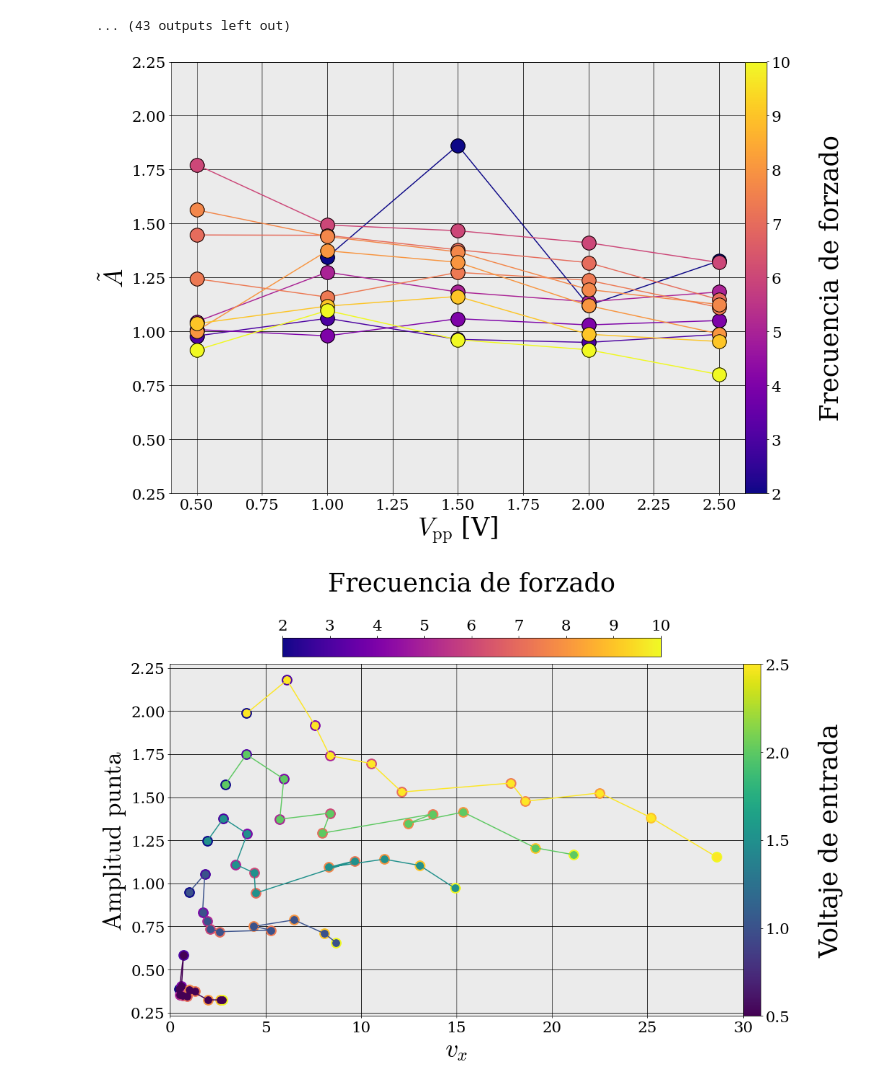
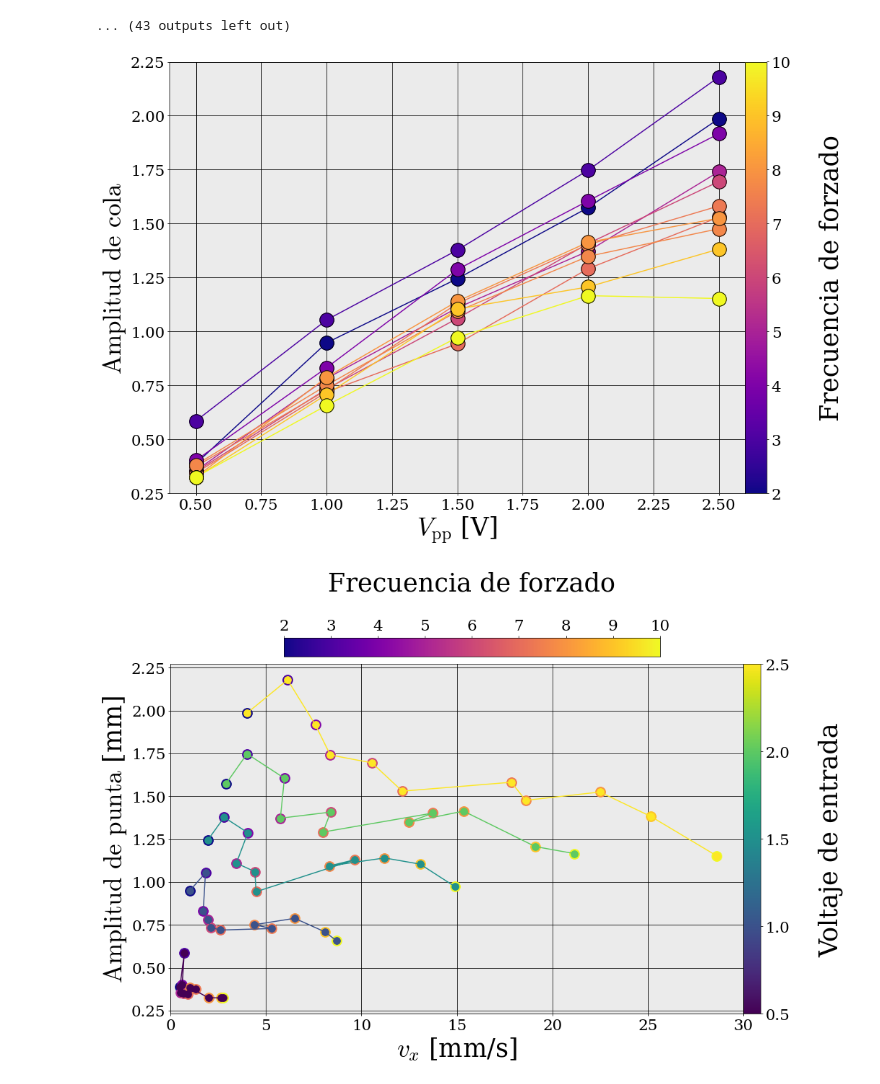
Before and after one commit to gardianc/Nado-ondulatorio, a Jupyter notebook: mas_graficos.ipynb, the cells around one changed output. Saved outputs shown, nothing was run; the diff lists cells and outputs as text; code cells hidden in the pictures.

```diff
--- a/mas_graficos.ipynb
+++ b/mas_graficos.ipynb
@@ -372,15 +372,15 @@ for currHz in FREQ_ARRAY:
         volt_color = cmap_v(norm_v(vval))
 
         ax.errorbar(fval, tail_amplitude.mean(), markerfacecolor = volt_color, fmt='o',
-                    yerr = tail_amplitude.std(), xerr = None, color = 'k', ecolor = 'k',
+                    yerr = tail_amplitude.sem(), xerr = None, color = 'k', ecolor = 'k',
                     ms=20, elinewidth=2, lw=3, capsize=10)
 
         ax_head.errorbar(fval, head_amplitude.mean(), markerfacecolor = volt_color, fmt='o',
-            yerr = head_amplitude.std(), xerr = None, color = 'k', ecolor = 'k',
+            yerr = head_amplitude.sem(), xerr = None, color = 'k', ecolor = 'k',
             ms=20, elinewidth=2, lw=3, capsize=10)
 
-        df_tail_amplitude.loc[vval,fval] = (tail_amplitude.mean(), tail_amplitude.std())
-        df_head_amplitude.loc[vval,fval] = (head_amplitude.mean(), head_amplitude.std())
+        df_tail_amplitude.loc[vval,fval] = (tail_amplitude.mean(), tail_amplitude.sem())
+        df_head_amplitude.loc[vval,fval] = (head_amplitude.mean(), head_amplitude.sem())
 
         ax.plot(fval, tail_amplitude.mean(), 'o', color= volt_color, ms=20)
         #Axes configuration
@@ -510,31 +510,31 @@ for currHz in FREQ_ARRAY:
 # %%
 fig,ax = plt.subplots()
 for tail_items,head_items in zip(df_tail_amplitude.items(),df_head_amplitude.items()):
     freq_color = cmap_f(norm_f(tail_items[0]))
     series_tail = tail_items[1]
     series_head = head_items[1]
     tail = np.array([amp[0] for amp in series_tail])
     err_tail = np.array([amp[1] for amp in series_tail])
     head = np.array([amp[0] for amp in series_head])
     err_head = np.array([amp[1] for amp in series_head])
 
-    ax.plot(VOLT_ARRAY_VALUES, tail/head , '-o', ms=20, color=freq_color)
-    ax.errorbar(VOLT_ARRAY_VALUES, tail/head , markerfacecolor = freq_color, fmt='o',
+    ax.plot(VOLT_ARRAY_VALUES, tail , '-o', ms=20, color=freq_color)
+    ax.errorbar(VOLT_ARRAY_VALUES, tail , markerfacecolor = freq_color, fmt='o',
             yerr = 0, xerr = None, color = 'k', ecolor = freq_color, #TODO: Propagar error de adimenzionalicación
             ms=20, elinewidth=2, lw=3, capsize=10)
 
 ax.set_xlabel('$V_{\\text{pp}}$ [V]')
-ax.set_ylabel('$\\tilde{A}$')
+ax.set_ylabel('$\\text{Amplitud de cola}$')
 ax.set_xlim([0.4,2.6])
 ax.set_ylim([0.25,2.25])
 cbar_term = fig.colorbar(colorscale_f, ax=ax, location='right', orientation='vertical', pad=0, fraction=0.05)
 cbar_term.ax.set_ylim(2,10)
 cbar_term.ax.ticklabel_format(axis='x',style='sci',scilimits=(0,2))
 cbar_term.ax.set_yticks([f for f in FREQ_ARRAY_VALUES if f!=7.33 and f!=7.66])
 cbar_term.ax.set_ylabel('Frecuencia de forzado',labelpad=40)
 fig.tight_layout()
 # %% [output]
-[figure, old version]
+[figure, new version]
 # %%
 fig,ax = plt.subplots()
 
@@ -556,8 +556,8 @@ for i,vval in enumerate(VOLT_ARRAY_VALUES):
     #         yerr = amplitude_errors, xerr = slope_errors, color = 'k', ecolor = 'k',
     #         ms=10, elinewidth=2, lw=1, capsize=10)
 
-ax.set_xlabel('$v_x$')
-ax.set_ylabel('$\\text{Amplitud punta}$')
+ax.set_xlabel('$v_x$ [mm/s]')
+ax.set_ylabel('$\\text{Amplitud de punta}$ [mm]')
 ax.set_xlim([0,30])
 # ax.set_ylim([0.25,2.25])
 
@@ -575,4 +575,4 @@ cbar_term_v.ax.set_yticks(VOLT_ARRAY_VALUES)
 cbar_term_v.ax.set_ylabel('Voltaje de entrada',labelpad=40)
 fig.tight_layout()
 # %% [output]
-[figure, old version]
+[figure, new version]
```
Also changed, not shown: parts of 1 cell of this notebook, 16 other files.
